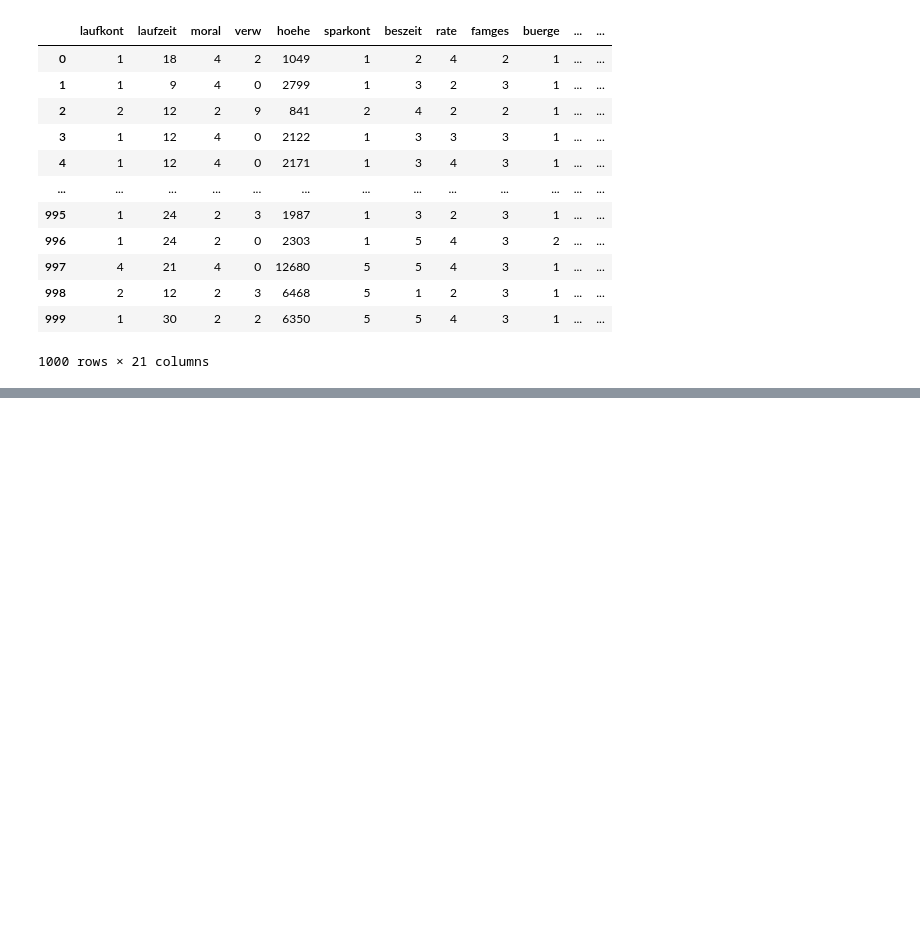
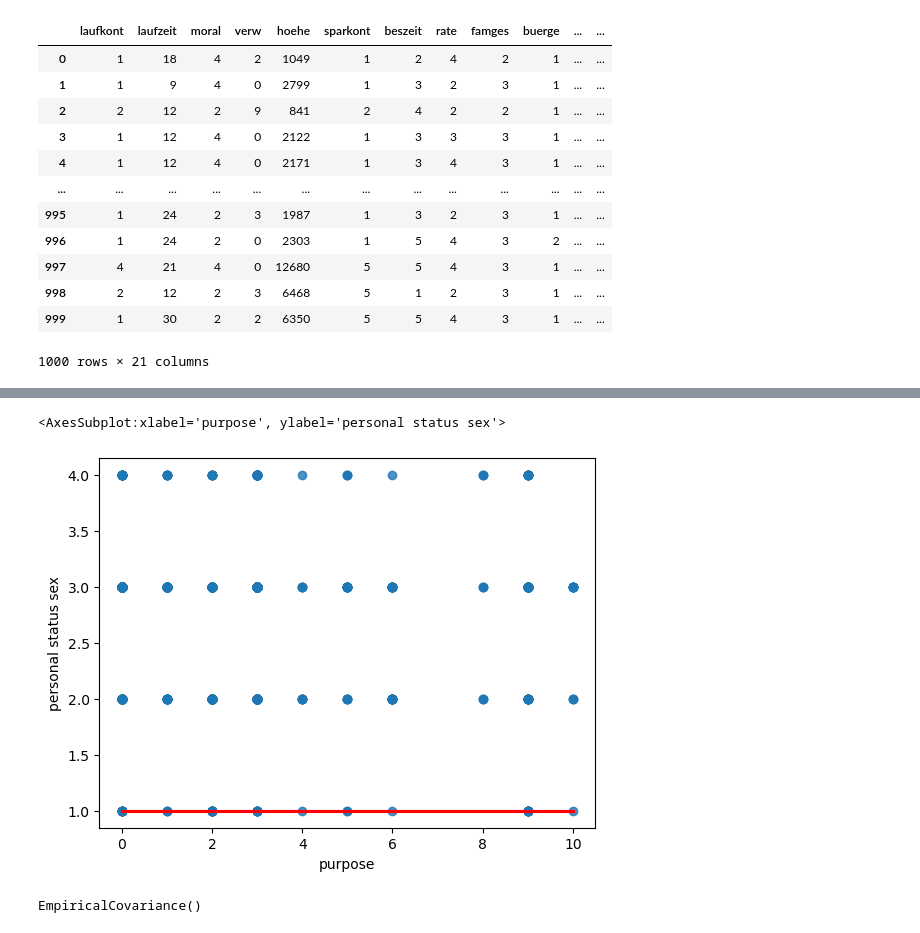
Before and after one commit to nbaggio28/bbq-final-project, a Jupyter notebook: notebooks/sgermancredit.ipynb, the cells around one changed output, grey strips where cells are left out. Cells and saved outputs as stored; diff of their text form; code cells hidden in the pictures; blank space fills up the shorter version.

```diff
--- a/notebooks/sgermancredit.ipynb
+++ b/notebooks/sgermancredit.ipynb
@@ -103,0 +129,11 @@ ax.plot((X.reshape(-1,1)),lr_model.predict(X.reshape(-1,1)), color='red')
+# %%
+sns.regplot(data=sgcredit_df, y="personal status sex", x="purpose", logistic=True, line_kws=dict(color="r"))
+# %% [output]
+<AxesSubplot:xlabel='purpose', ylabel='personal status sex'>
+[figure, added]
+# %%
+# mean_squared_error(y, lr_model.predict(X.reshape(-1, 1)))
+
+EmpiricalCovariance()
+# %% [output]
+EmpiricalCovariance()
```
Also changed, not shown: parts of 24 cells of this notebook, 4 other files.
